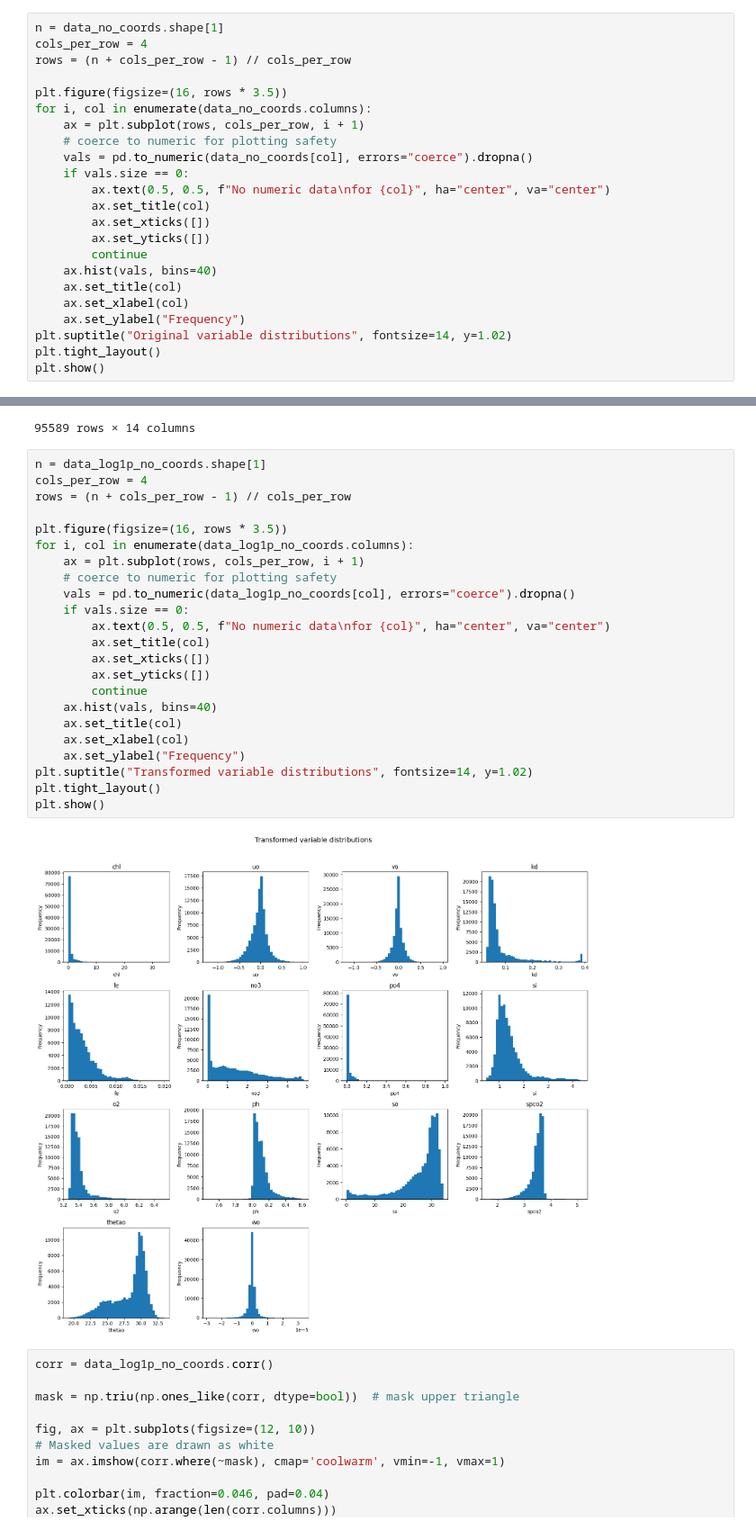
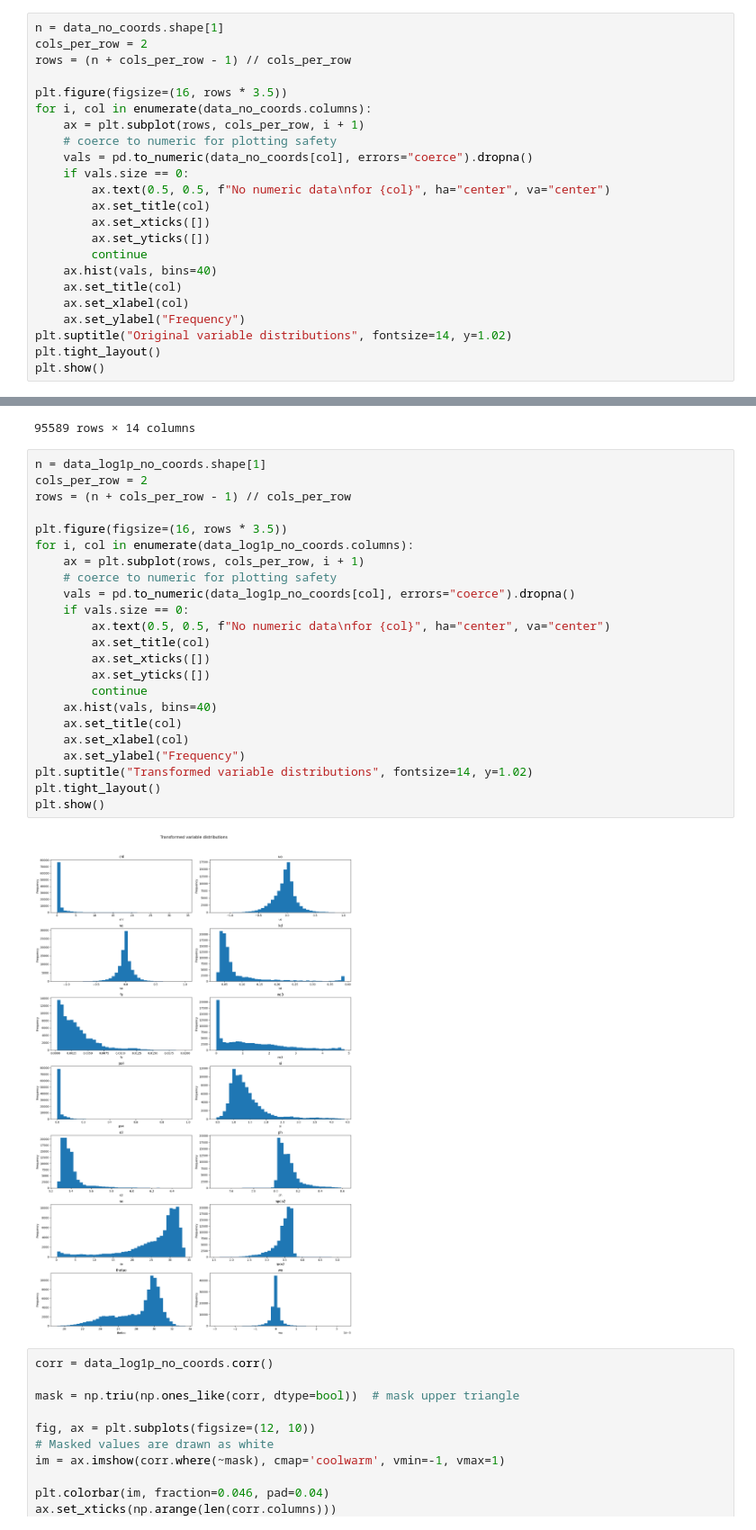
Before and after one commit to arupmahatha/ug_thesis, a Jupyter notebook: eda.ipynb, the cells around one changed output, grey strips where cells are left out. Shown at 90% size. Drawn from its saved outputs; the diff is of its cells as text.

```diff
--- a/eda.ipynb
+++ b/eda.ipynb
@@ -41,7 +41,7 @@ data_no_coords
 95589 rows × 14 columns
 # %%
 n = data_no_coords.shape[1]
-cols_per_row = 4
+cols_per_row = 2
 rows = (n + cols_per_row - 1) // cols_per_row
 
 plt.figure(figsize=(16, rows * 3.5))
@@ -138,29 +138,29 @@ data_log1p_no_coords
 95589 rows × 14 columns
 # %%
 n = data_log1p_no_coords.shape[1]
-cols_per_row = 4
+cols_per_row = 2
 rows = (n + cols_per_row - 1) // cols_per_row
 
 plt.figure(figsize=(16, rows * 3.5))
 for i, col in enumerate(data_log1p_no_coords.columns):
     ax = plt.subplot(rows, cols_per_row, i + 1)
     # coerce to numeric for plotting safety
     vals = pd.to_numeric(data_log1p_no_coords[col], errors="coerce").dropna()
     if vals.size == 0:
         ax.text(0.5, 0.5, f"No numeric data\nfor {col}", ha="center", va="center")
         ax.set_title(col)
         ax.set_xticks([])
         ax.set_yticks([])
         continue
     ax.hist(vals, bins=40)
     ax.set_title(col)
     ax.set_xlabel(col)
     ax.set_ylabel("Frequency")
 plt.suptitle("Transformed variable distributions", fontsize=14, y=1.02)
 plt.tight_layout()
 plt.show()
 # %% [output]
-[figure, old version]
+[figure, new version]
 # %%
 corr = data_log1p_no_coords.corr()
 
```
Also changed, not shown: parts of 4 cells of this notebook, 20 other files.
